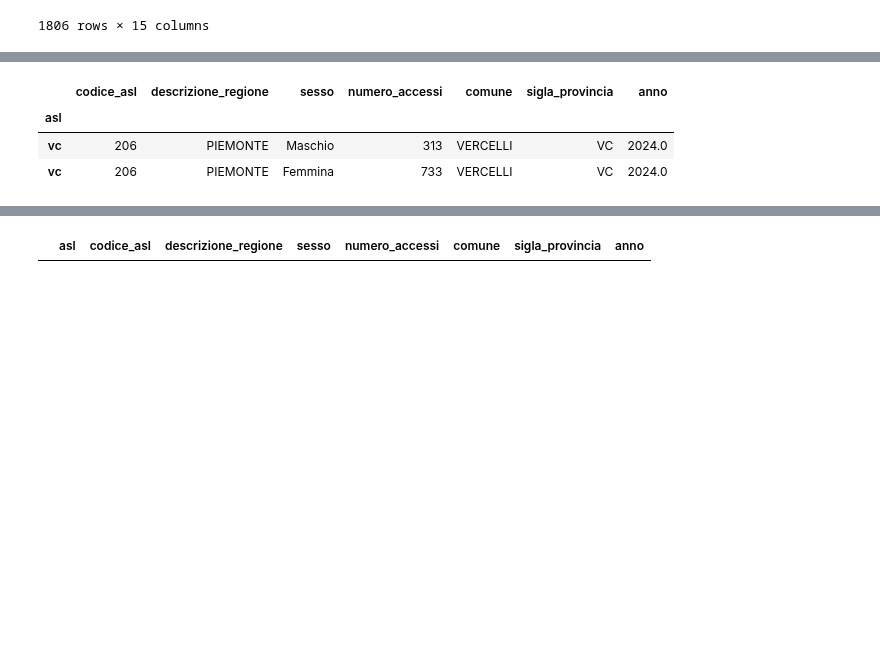
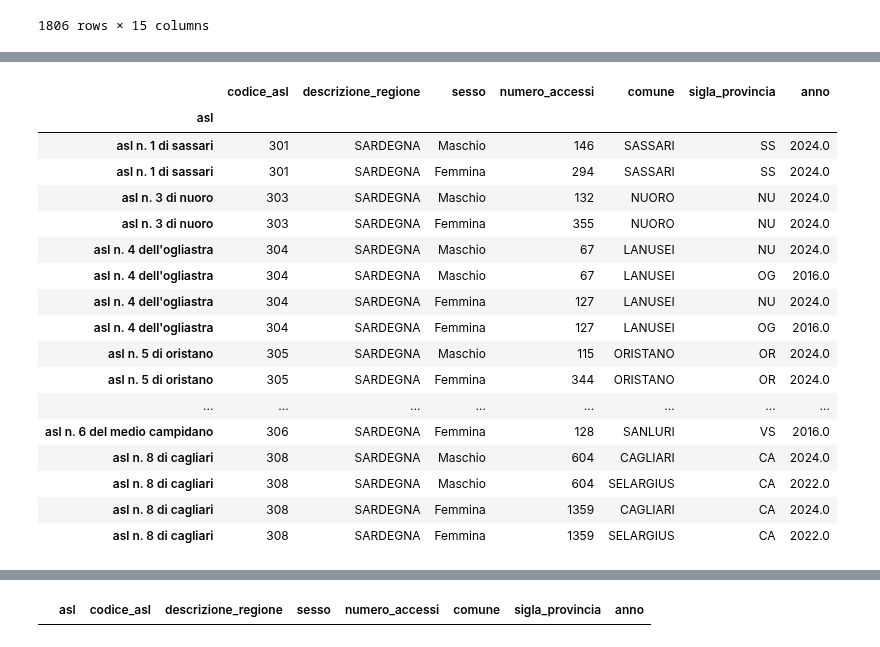
Before and after one commit to armandoschianodicola/italy-stats, a Jupyter notebook: 9/main.ipynb, the cells around one changed output, grey strips where cells are left out. Drawn from its saved outputs; the diff is of its cells as text; code cells hidden in the pictures; blank space fills up the shorter version.

```diff
--- a/9/main.ipynb
+++ b/9/main.ipynb
@@ -188,10 +180,24 @@ df
 # %%
-df.loc[(df["sigla_provincia"] == "VC"), ]
+df.loc[(df["descrizione_regione"] == "SARDEGNA"), ]
 # %% [output]
 |  | codice_asl | descrizione_regione | sesso | numero_accessi | comune | sigla_provincia | anno |
 | asl |  |  |  |  |  |  |  |
-| vc | 206 | PIEMONTE | Maschio | 313 | VERCELLI | VC | 2024.0 |
-| vc | 206 | PIEMONTE | Femmina | 733 | VERCELLI | VC | 2024.0 |
+| asl n. 1 di sassari | 301 | SARDEGNA | Maschio | 146 | SASSARI | SS | 2024.0 |
+| asl n. 1 di sassari | 301 | SARDEGNA | Femmina | 294 | SASSARI | SS | 2024.0 |
+| asl n. 3 di nuoro | 303 | SARDEGNA | Maschio | 132 | NUORO | NU | 2024.0 |
+| asl n. 3 di nuoro | 303 | SARDEGNA | Femmina | 355 | NUORO | NU | 2024.0 |
+| asl n. 4 dell'ogliastra | 304 | SARDEGNA | Maschio | 67 | LANUSEI | NU | 2024.0 |
+| asl n. 4 dell'ogliastra | 304 | SARDEGNA | Maschio | 67 | LANUSEI | OG | 2016.0 |
+| asl n. 4 dell'ogliastra | 304 | SARDEGNA | Femmina | 127 | LANUSEI | NU | 2024.0 |
+| asl n. 4 dell'ogliastra | 304 | SARDEGNA | Femmina | 127 | LANUSEI | OG | 2016.0 |
+| asl n. 5 di oristano | 305 | SARDEGNA | Maschio | 115 | ORISTANO | OR | 2024.0 |
+| asl n. 5 di oristano | 305 | SARDEGNA | Femmina | 344 | ORISTANO | OR | 2024.0 |
+| ... | ... | ... | ... | ... | ... | ... | ... |
+| asl n. 6 del medio campidano | 306 | SARDEGNA | Femmina | 128 | SANLURI | VS | 2016.0 |
+| asl n. 8 di cagliari | 308 | SARDEGNA | Maschio | 604 | CAGLIARI | CA | 2024.0 |
+| asl n. 8 di cagliari | 308 | SARDEGNA | Maschio | 604 | SELARGIUS | CA | 2022.0 |
+| asl n. 8 di cagliari | 308 | SARDEGNA | Femmina | 1359 | CAGLIARI | CA | 2024.0 |
+| asl n. 8 di cagliari | 308 | SARDEGNA | Femmina | 1359 | SELARGIUS | CA | 2022.0 |
 # %%
 df = df.reset_index()
 # %%
```
Also changed, not shown: parts of 20 cells of this notebook, 3 other files.
